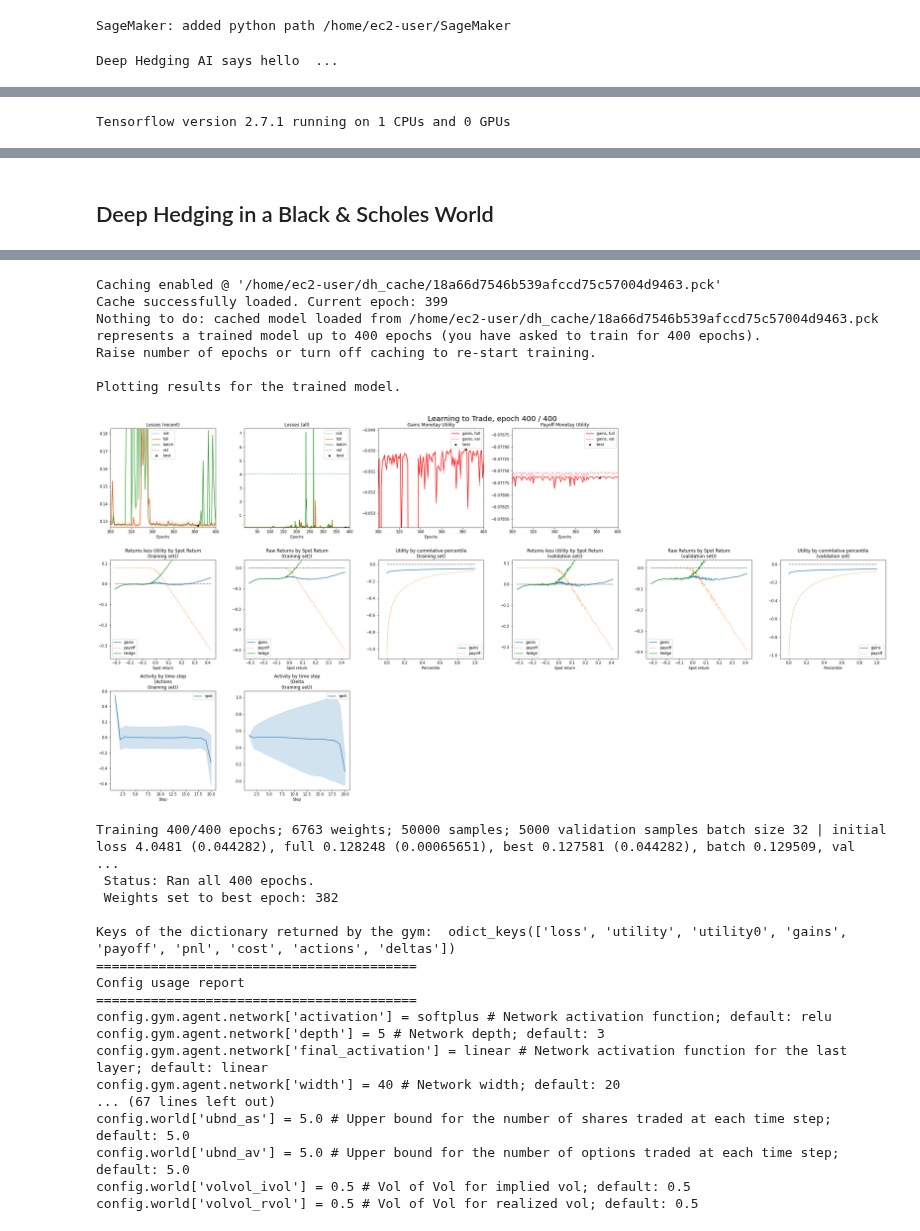
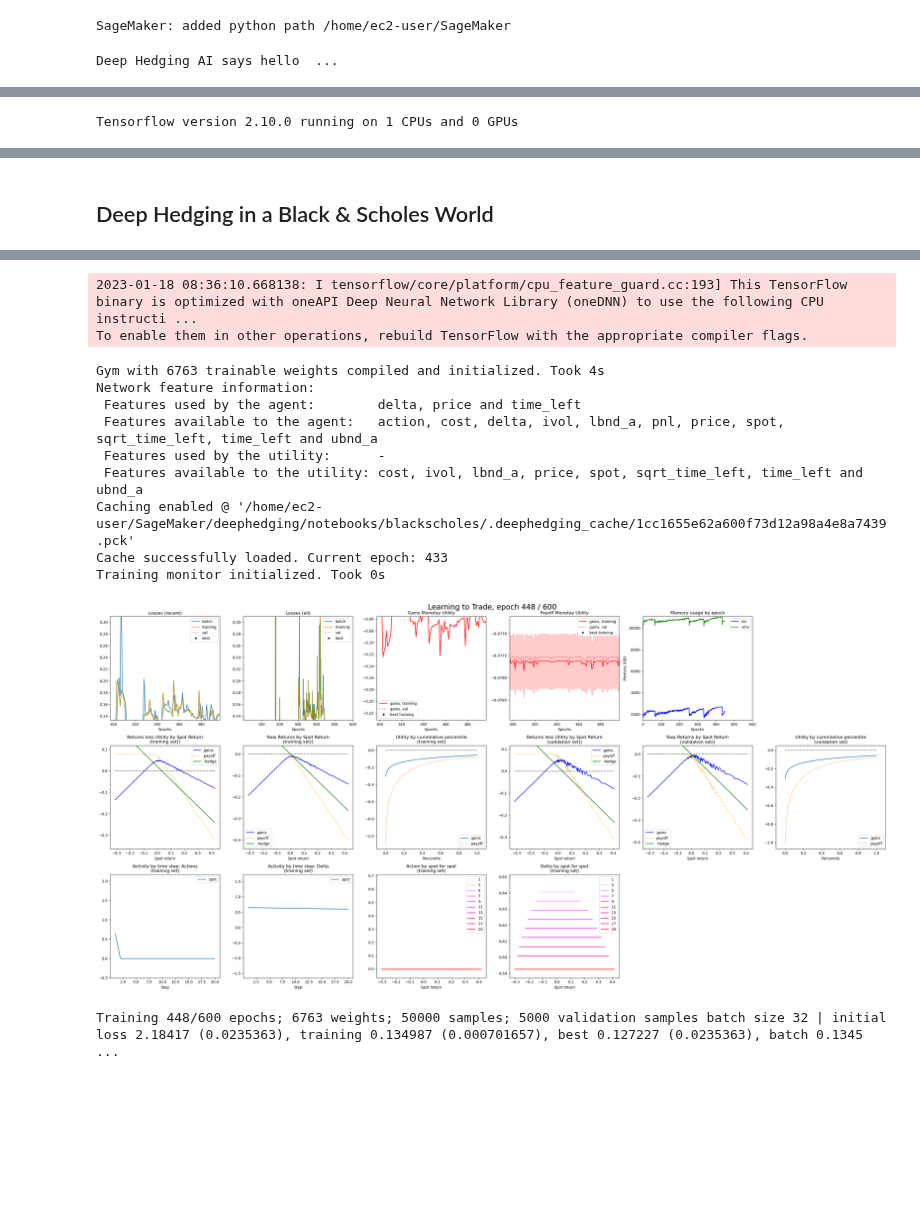
Before and after one commit to hansbuehler/deephedging, a Jupyter notebook: notebooks/blackscholes/trainer_bs_delta_nodrift_exp2@10.ipynb, the cells around one changed output, grey strips where cells are left out. Drawn from its saved outputs; the diff is of its cells as text; code cells hidden in the pictures; blank space fills up the shorter version.

Commit message:
Notebook runs

```diff
--- a/notebooks/blackscholes/trainer_bs_delta_nodrift_exp2@10.ipynb
+++ b/notebooks/blackscholes/trainer_bs_delta_nodrift_exp2@10.ipynb
@@ -44,9 +45,13 @@ config.gym.agent.network.depth = 5
 config.gym.agent.network.width = 40
 config.gym.agent.network.activation = "softplus"
 # trainer
-#config.trainer.train.optimizer = "adam"
+config.trainer.train.optimizer.name = "adam"
+config.trainer.train.optimizer.learning_rate = 0.001
+config.trainer.train.optimizer.clipvalue = 0.5
+config.trainer.train.optimizer.global_clipnorm = 1.
 config.trainer.train.batch_size = None
-config.trainer.train.epochs = 400
+config.trainer.train.epochs = 600
+config.trainer.caching.mode = "on"
 config.trainer.visual.epoch_refresh = 1
 config.trainer.visual.time_refresh = 10
 config.trainer.visual.confidence_pcnt_lo = 0.25
@@ -78 +84 @@ Deep Hedging AI says hello  ...
-Tensorflow version 2.7.1 running on 1 CPUs and 0 GPUs
+Tensorflow version 2.10.0 running on 1 CPUs and 0 GPUs
@@ -83,27 +88,16 @@ To enable them in other operations, rebuild TensorFlow with the appropriate comp
-Caching enabled @ '/home/ec2-user/dh_cache/18a66d7546b539afccd75c57004d9463.pck'
-Cache successfully loaded. Current epoch: 399
-Nothing to do: cached model loaded from /home/ec2-user/dh_cache/18a66d7546b539afccd75c57004d9463.pck represents a trained model up to 400 epochs (you have asked to train for 400 epochs).
-Raise number of epochs or turn off caching to re-start training.
-
-Plotting results for the trained model.
+2023-01-18 08:36:10.668138: I tensorflow/core/platform/cpu_feature_guard.cc:193] This TensorFlow binary is optimized with oneAPI Deep Neural Network Library (oneDNN) to use the following CPU instructi ...
+To enable them in other operations, rebuild TensorFlow with the appropriate compiler flags.
+Gym with 6763 trainable weights compiled and initialized. Took 4s
+Network feature information:
+ Features used by the agent:        delta, price and time_left
+ Features available to the agent:   action, cost, delta, ivol, lbnd_a, pnl, price, spot, sqrt_time_left, time_left and ubnd_a
+ Features used by the utility:      -
+ Features available to the utility: cost, ivol, lbnd_a, price, spot, sqrt_time_left, time_left and ubnd_a
+Caching enabled @ '/home/ec2-user/SageMaker/deephedging/notebooks/blackscholes/.deephedging_cache/1cc1655e62a600f73d12a98a4e8a7439.pck'
+Cache successfully loaded. Current epoch: 433
+Training monitor initialized. Took 0s
-[figure, old version]
+[figure, new version]
-Training 400/400 epochs; 6763 weights; 50000 samples; 5000 validation samples batch size 32 | initial loss 4.0481 (0.044282), full 0.128248 (0.00065651), best 0.127581 (0.044282), batch 0.129509, val  ...
- Status: Ran all 400 epochs.
- Weights set to best epoch: 382
-
-Keys of the dictionary returned by the gym:  odict_keys(['loss', 'utility', 'utility0', 'gains', 'payoff', 'pnl', 'cost', 'actions', 'deltas'])
-=========================================
-Config usage report
-=========================================
-config.gym.agent.network['activation'] = softplus # Network activation function; default: relu
-config.gym.agent.network['depth'] = 5 # Network depth; default: 3
-config.gym.agent.network['final_activation'] = linear # Network activation function for the last layer; default: linear
-config.gym.agent.network['width'] = 40 # Network width; default: 20
-... (67 lines left out)
-config.world['ubnd_as'] = 5.0 # Upper bound for the number of shares traded at each time step; default: 5.0
-config.world['ubnd_av'] = 5.0 # Upper bound for the number of options traded at each time step; default: 5.0
-config.world['volvol_ivol'] = 0.5 # Vol of Vol for implied vol; default: 0.5
-config.world['volvol_rvol'] = 0.5 # Vol of Vol for realized vol; default: 0.5
+Training 448/600 epochs; 6763 weights; 50000 samples; 5000 validation samples batch size 32 | initial loss 2.18417 (0.0235363), training 0.134987 (0.000701657), best 0.127227 (0.0235363), batch 0.1345 ...
 # %%
 import deephedging.plot_bs_hedge as plot_bs_hedge
 import imp
```
Also changed, not shown: parts of 3 cells of this notebook.
